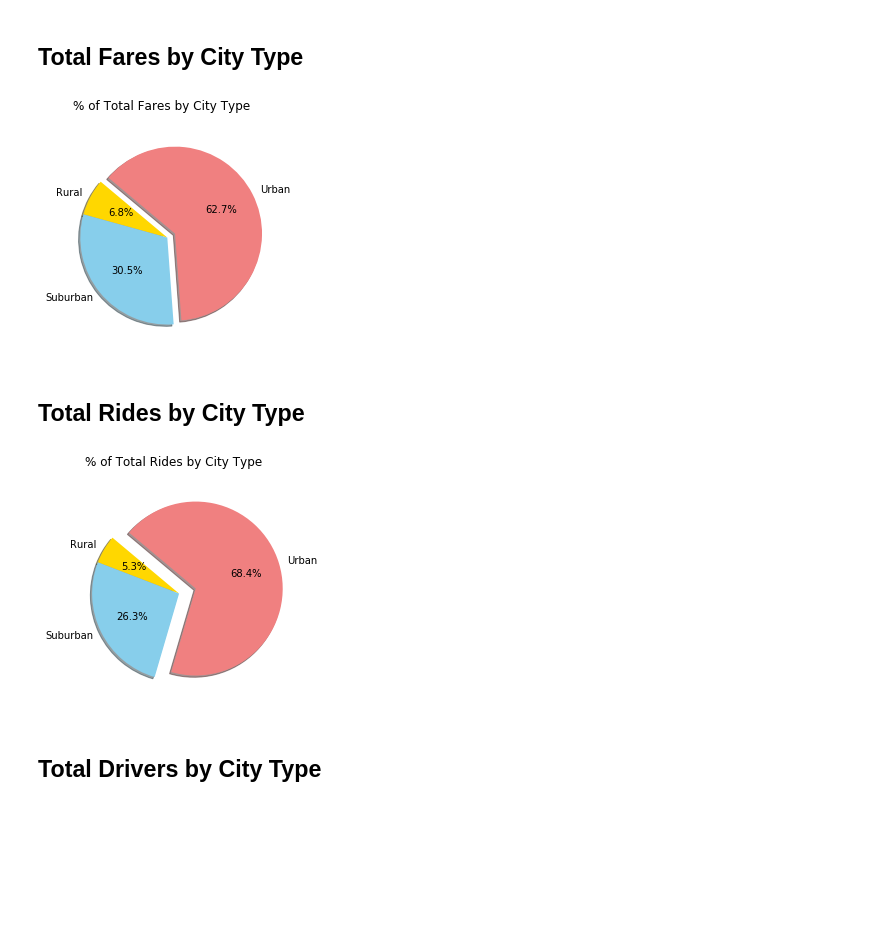
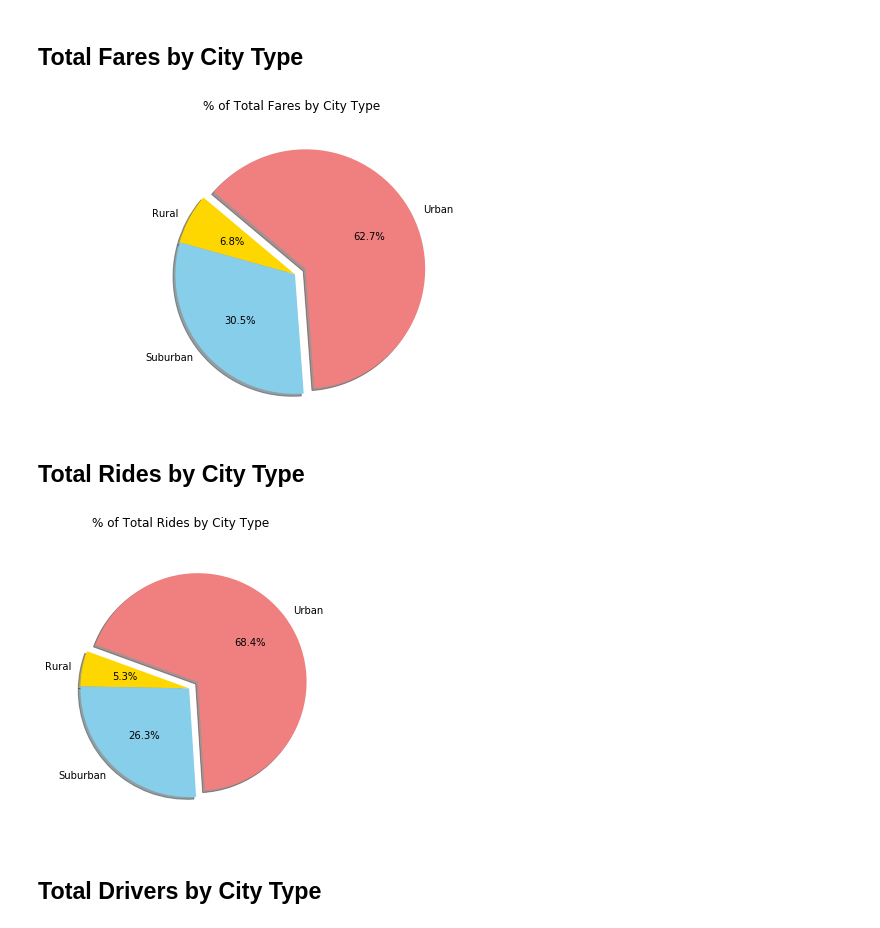
Before and after one commit to nusharama/Homework, a Jupyter notebook: Matplotlib/Pyberhomework.ipynb, the cells around one changed output. Cells and saved outputs as stored; diff of their text form; code cells hidden in the pictures; blank space fills up the shorter version.

```diff
--- a/Matplotlib/Pyberhomework.ipynb
+++ b/Matplotlib/Pyberhomework.ipynb
@@ -96,25 +104,27 @@ plt.savefig("../Matplotlib/Bubble Plot of Ride Sharing Data.png")
 # %%
 # Calculate Type Percents
 by_type = merged_df.groupby('type')['type','fare','ride_id','driver_count']
 sum_of_fare = by_type.sum()['fare']
 
 # Build Pie Chart
 labels = sum_of_fare.index
 
 # colors = [city_color[n] for n in labels]
 
 colors = ["gold", "skyblue", "lightcoral"]
 explode = [0 ,0, .1]
+plt.figure(figsize=(9,5))
 plt.pie(sum_of_fare, explode=explode, labels=labels, colors=colors,
         autopct="%1.1f%%", shadow=True, startangle=140)
 # Save Figure
 plt.suptitle('% of Total Fares by City Type')
 
 # plt.title('% of Total Fares by City Type')
 plt.savefig("../Matplotlib/Total Fares by City Type.png")
+plt.axis('equal')
 plt.show()
 # %% [output]
-[figure, old version]
+[figure, new version]
 # %% [markdown]
 ## Total Rides by City Type
 # %%
@@ -124,15 +134,16 @@ labels = ride_sum.index
 # Build Pie Chart
 # colors = [city_color[n] for n in labels]
 colors = ["gold", "skyblue", "lightcoral"]
-explode = [0 ,0, .2]
+explode = [0 ,0, .1]
+plt.figure(figsize=(9,5))
 plt.pie(ride_sum, explode=explode, labels=labels, colors=colors,
-        autopct="%1.1f%%", shadow=True, startangle=140)
+        autopct="%1.1f%%", shadow=True, startangle=160)
 # Save Figure
 plt.suptitle('% of Total Rides by City Type')
 plt.savefig("../Matplotlib/Total Rides by City Type.png")
 plt.show()
 # %% [output]
-[figure, old version]
+[figure, new version]
 # %% [markdown]
 ## Total Drivers by City Type
 # %%
```
Also changed, not shown: parts of 5 cells of this notebook, 5 other files.
